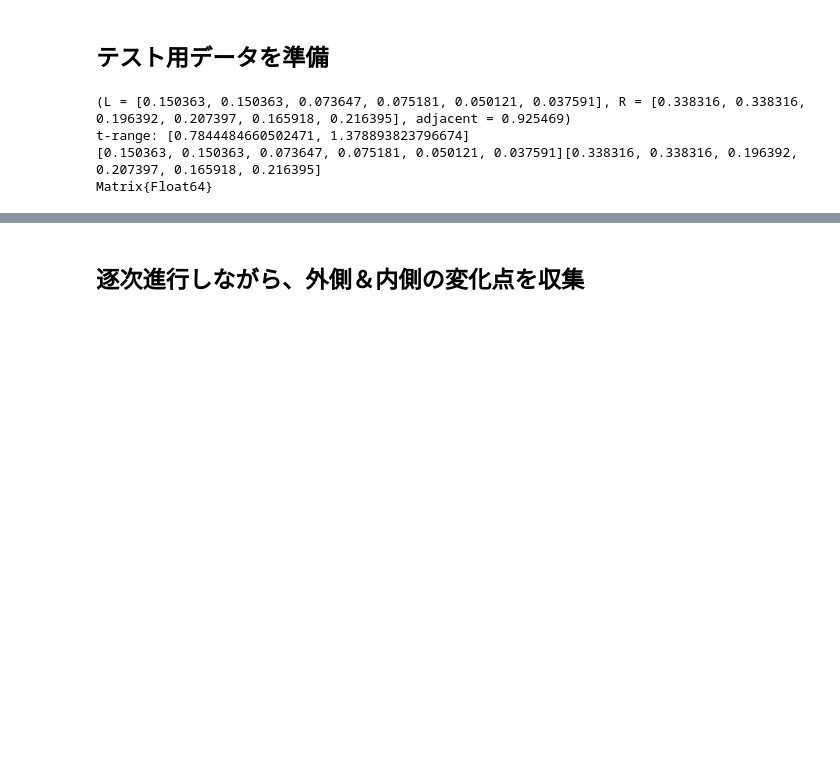
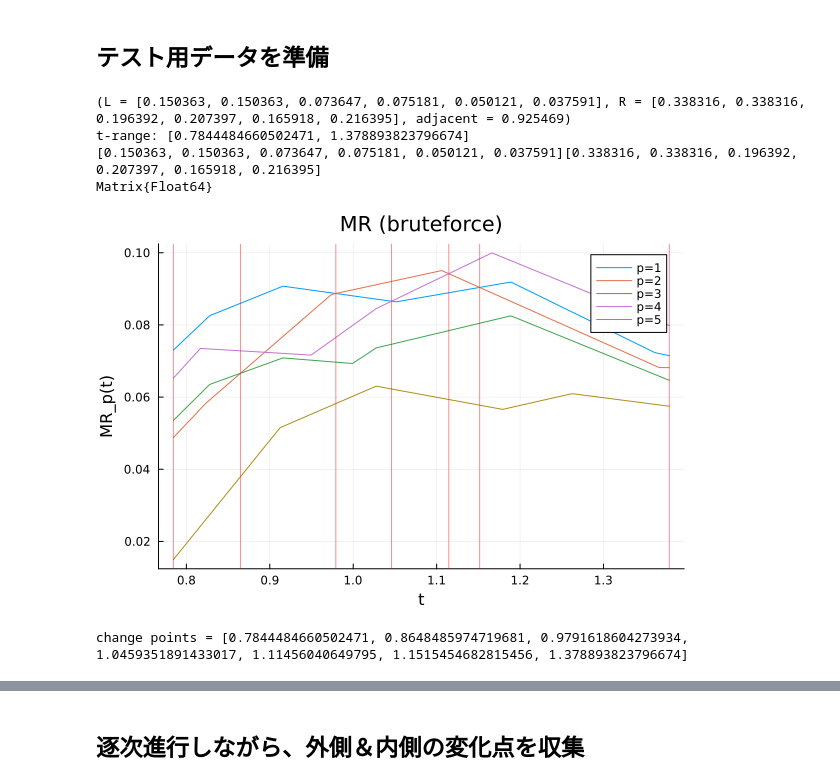
Before and after one commit to serori521/masters_regret_algorism, a Jupyter notebook: src/rank_change_interval.ipynb, the cells around one changed output, grey strips where cells are left out. Cells and saved outputs as stored; diff of their text form; code cells hidden in the pictures; blank space fills up the shorter version.

```diff
--- a/src/rank_change_interval.ipynb
+++ b/src/rank_change_interval.ipynb
@@ -45,3 +42,9 @@ println(typeof(utility))
 t-range: [0.7844484660502471, 1.378893823796674]
 [0.150363, 0.150363, 0.073647, 0.075181, 0.050121, 0.037591][0.338316, 0.338316, 0.196392, 0.207397, 0.165918, 0.216395]
 Matrix{Float64}
+# %%
+p, cps = plot_regret_transition(utility, L, R; n=400)
+println("change points = ", cps)
+# %% [output]
+[figure, added]
+change points = [0.7844484660502471, 0.8648485974719681, 0.9791618604273934, 1.0459351891433017, 1.11456040649795, 1.1515454682815456, 1.378893823796674]
```
Also changed, not shown: parts of 3 cells of this notebook, 12 other files.
